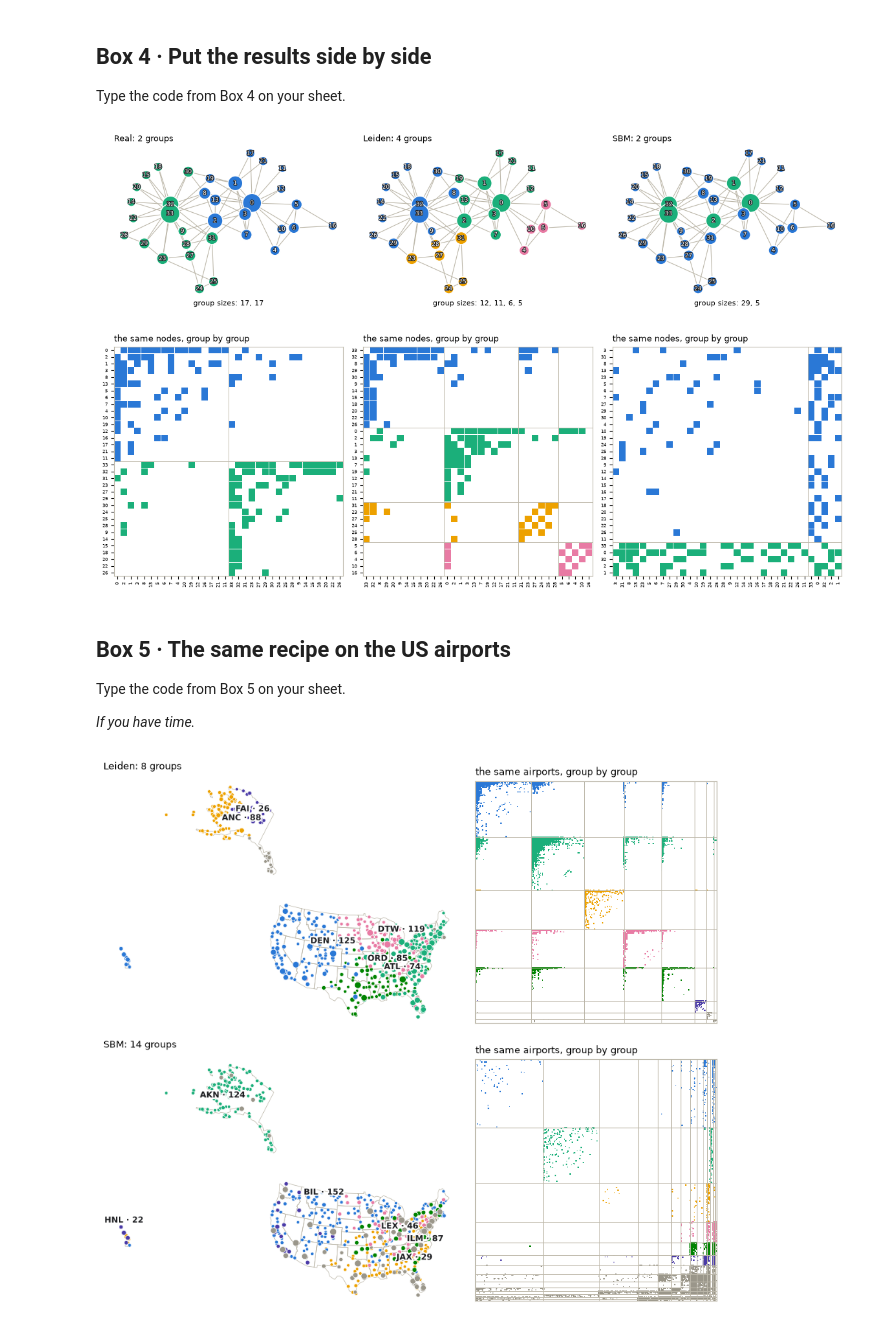
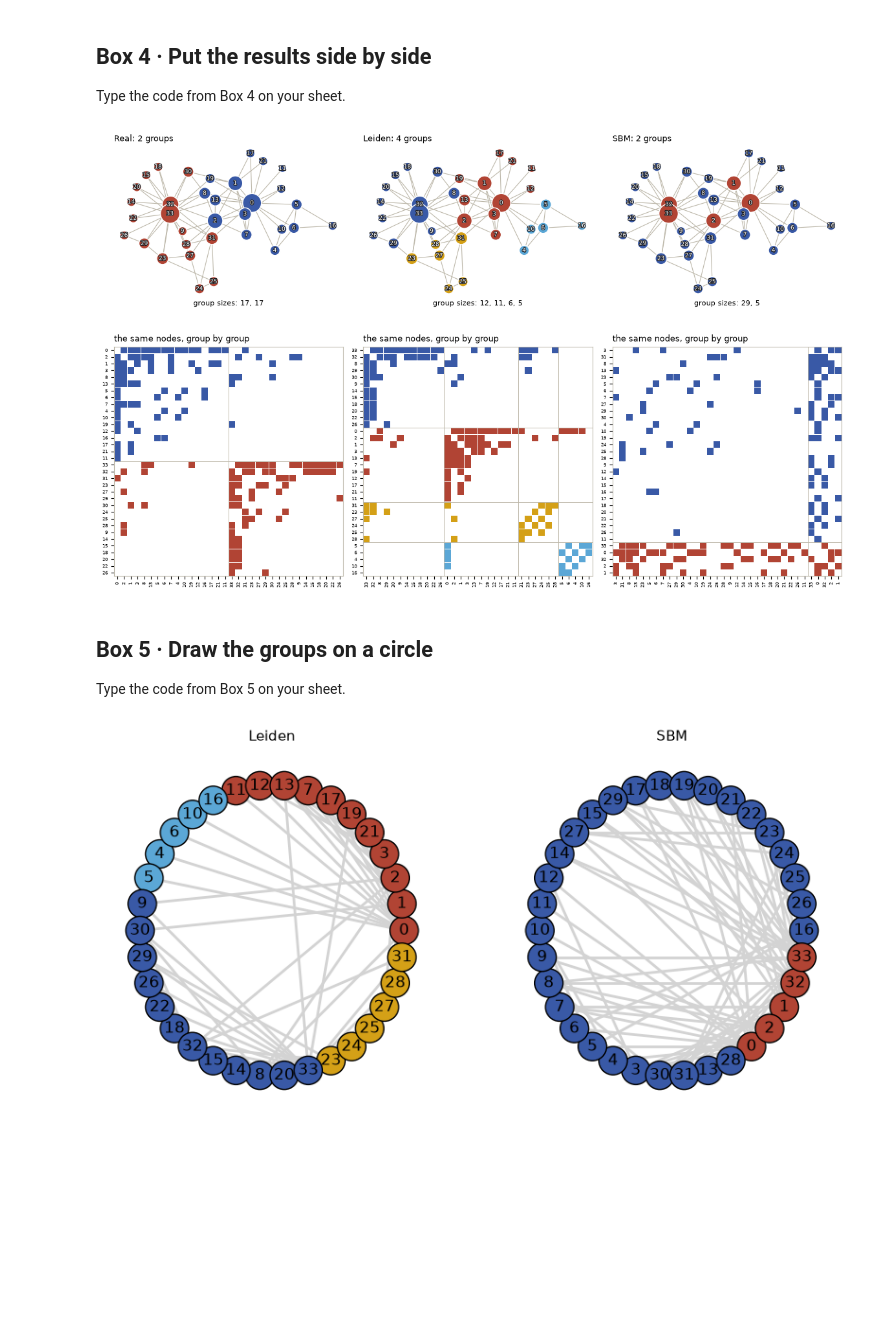
Before and after one commit to skojaku/adv-net-sci, a Jupyter notebook: lecture-note/m05-clustering/code-sheet/colab-lab-solutions.ipynb, the cells around one changed output. Drawn from its saved outputs; the diff is of its cells as text; code cells hidden in the pictures; blank space fills up the shorter version.

```diff
--- a/lecture-note/m05-clustering/code-sheet/colab-lab-solutions.ipynb
+++ b/lecture-note/m05-clustering/code-sheet/colab-lab-solutions.ipynb
@@ -41,8 +41,10 @@ _DATA = json.loads(zlib.decompress(base64.b64decode("eNqNvVtTnDuSKPpXiH45L27Op7u
 
 INK, GREY, OTHER = "#1D1E21", "#BDB8AA", "#9A968A"
-# Six colours that stay apart for most readers, colour-blind ones included. Any
-# further group is grey. Every group is also named in words under its picture.
-COLORS = ["#2a78d6", "#1baf7a", "#eda100", "#e87ba4", "#008300", "#4a3aa7"]
+# Five muted colours: the course's blue, rust and mustard, and a light blue and a
+# rose. They pass the all-pairs colour checks (dataviz validate_palette.js --pairs all,
+# on white); a sixth group, and any later one, is grey. Every group is also named in
+# words under its picture.
+COLORS = ["#3959A6", "#B14434", "#D4A017", "#5BA7D6", "#D77A8A"]
 plt.rcParams.update({"figure.dpi": 100, "font.size": 9})
 
 # Who joined which side when the karate club split: 0 = Mr. Hi, 1 = the Officer.
@@ -63,6 +65,12 @@ def _groups(blocks):
     number = np.array([rank[b] for b in blocks])
     colors = np.array([COLORS[k] if k < len(COLORS) else OTHER for k in number], dtype=object)
     return number, colors, np.sort(sizes)[::-1]
+
+
+def colors_of(blocks):
+    """The colour of the group each node is in, to draw with. The biggest group is
+    painted first; groups past the fifth are grey."""
+    return list(_groups(blocks)[1])
 
 
 def _matrix(ax, graph, number, colors, title):
@@ -232,19 +240,23 @@ Type the code from Box 4 on your sheet.
 # %%
 show(karate, Real=club, Leiden=leiden, SBM=sbm)
 # %% [output]
-[figure, old version]
+[figure, new version]
 # %% [markdown]
-## Box 5 · The same recipe on the US airports
+## Box 5 · Draw the groups on a circle
 Type the code from Box 5 on your sheet.
-
-*If you have time.*
 # %%
-result_air = g_air.community_leiden("modularity", n_iterations=-1)
-leiden_air = result_air.membership
-g2 = gt.Graph(directed=False)
-g2.add_edge_list(g_air.get_edgelist())
-state2 = gt.minimize_blockmodel_dl(g2, state_args=dict(deg_corr=False))
-sbm_air = state2.get_blocks().a
-show_map(Leiden=leiden_air, SBM=sbm_air)
+import matplotlib.pyplot as plt
+import numpy as np
+fig, axes = plt.subplots(1, 2, figsize=(10, 5))
+for ax, name, groups in zip(axes, ["Leiden", "SBM"], [leiden, sbm]):
+    layout = karate.layout_circle(order=np.argsort(groups))
+    ig.plot(
+        karate, target=ax, layout=layout,
+        vertex_color=colors_of(groups),
+        vertex_label=karate.vs.indices,
+        edge_color="lightgray",
+    )
+    ax.set_title(name)
+plt.show()
 # %% [output]
-[figure, old version]
+[figure, new version]
```
Also changed, not shown: parts of 2 cells of this notebook, 5 other files.
